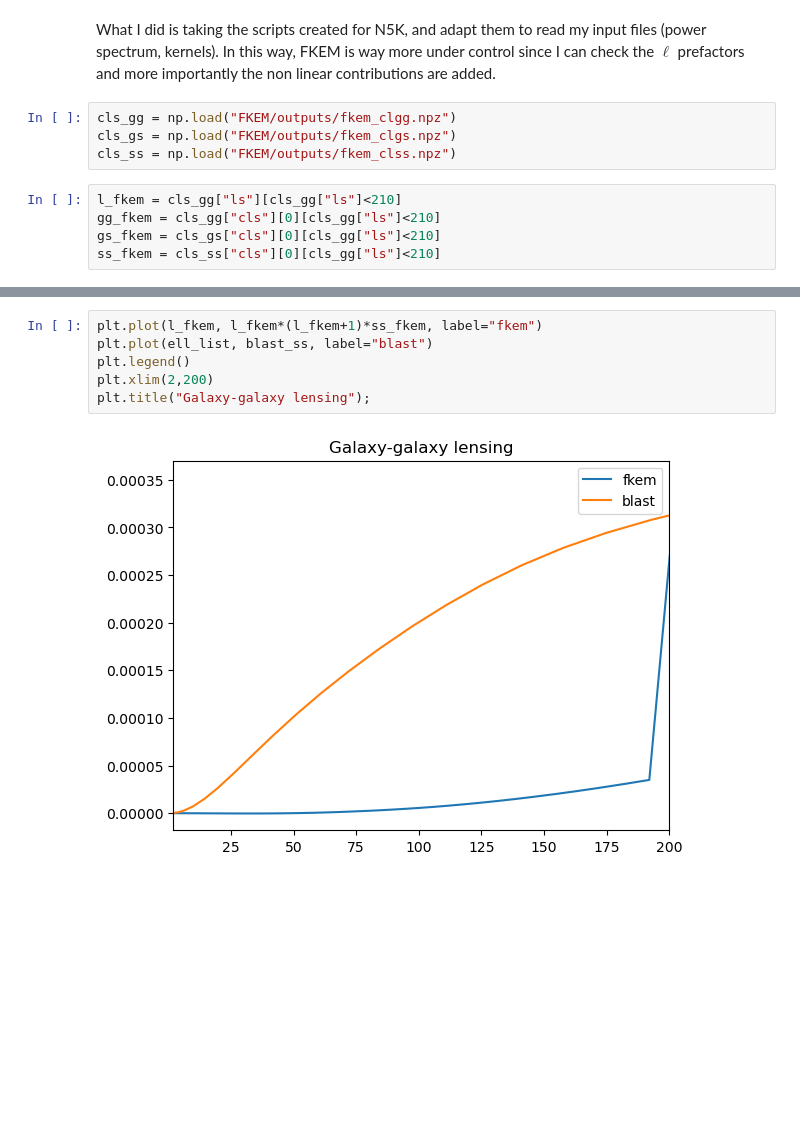
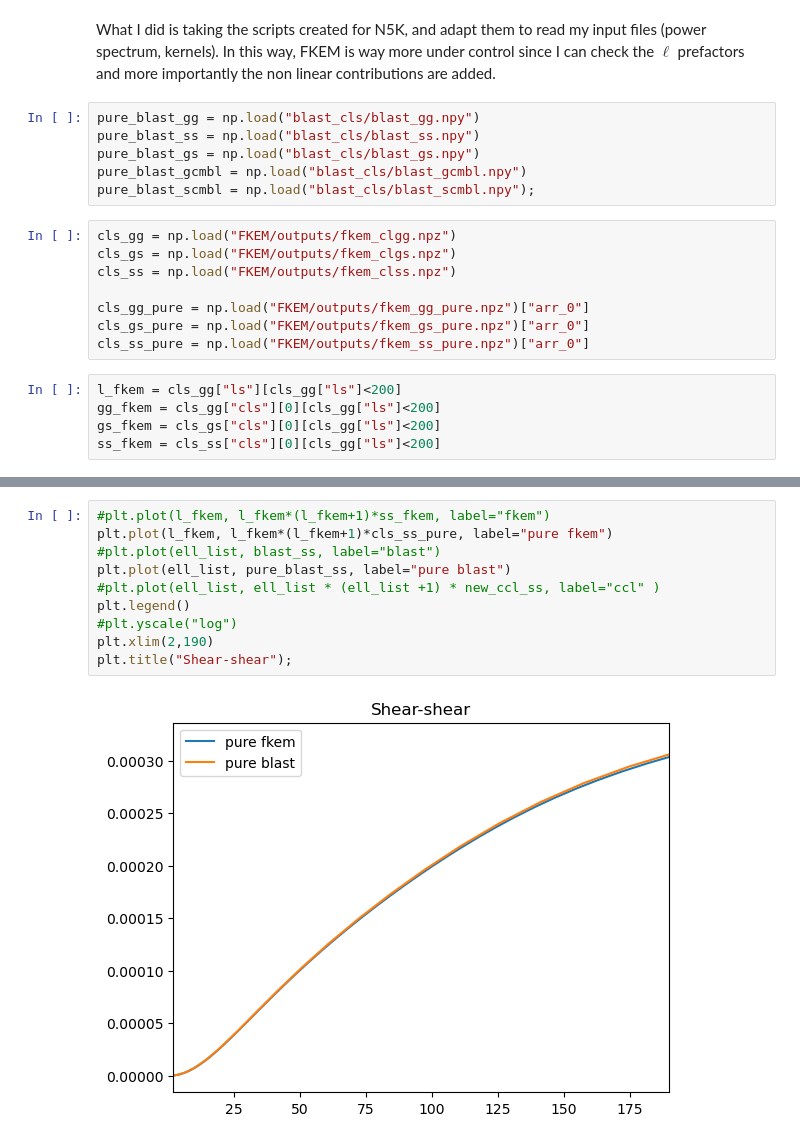
Before and after one commit to sofiachiarenza/Blastoise, a Jupyter notebook: overview.ipynb, the cells around one changed output, grey strips where cells are left out. Cells and saved outputs as stored; diff of their text form; blank space fills up the shorter version.

```diff
--- a/overview.ipynb
+++ b/overview.ipynb
@@ -462,12 +459,22 @@ Also, something is breaking camb al l=200 clearly. Need to figure it out too.
 # Comparing directly to FKEM
 # %% [markdown]
 What I did is taking the scripts created for N5K, and adapt them to read my input files (power spectrum, kernels). In this way, FKEM is way more under control since I can check the $\ell$ prefactors and more importantly the non linear contributions are added.
+# %%
+pure_blast_gg = np.load("blast_cls/blast_gg.npy")
+pure_blast_ss = np.load("blast_cls/blast_ss.npy")
+pure_blast_gs = np.load("blast_cls/blast_gs.npy")
+pure_blast_gcmbl = np.load("blast_cls/blast_gcmbl.npy")
+pure_blast_scmbl = np.load("blast_cls/blast_scmbl.npy");
 # %%
 cls_gg = np.load("FKEM/outputs/fkem_clgg.npz")
 cls_gs = np.load("FKEM/outputs/fkem_clgs.npz")
 cls_ss = np.load("FKEM/outputs/fkem_clss.npz")
+
+cls_gg_pure = np.load("FKEM/outputs/fkem_gg_pure.npz")["arr_0"]
+cls_gs_pure = np.load("FKEM/outputs/fkem_gs_pure.npz")["arr_0"]
+cls_ss_pure = np.load("FKEM/outputs/fkem_ss_pure.npz")["arr_0"]
 # %%
-l_fkem = cls_gg["ls"][cls_gg["ls"]<210]
-gg_fkem = cls_gg["cls"][0][cls_gg["ls"]<210]
-gs_fkem = cls_gs["cls"][0][cls_gg["ls"]<210]
-ss_fkem = cls_ss["cls"][0][cls_gg["ls"]<210]
+l_fkem = cls_gg["ls"][cls_gg["ls"]<200]
+gg_fkem = cls_gg["cls"][0][cls_gg["ls"]<200]
+gs_fkem = cls_gs["cls"][0][cls_gg["ls"]<200]
+ss_fkem = cls_ss["cls"][0][cls_gg["ls"]<200]
@@ -491,8 +533,12 @@ plt.title("Galaxy-galaxy lensing");
 # %%
-plt.plot(l_fkem, l_fkem*(l_fkem+1)*ss_fkem, label="fkem")
-plt.plot(ell_list, blast_ss, label="blast")
+#plt.plot(l_fkem, l_fkem*(l_fkem+1)*ss_fkem, label="fkem")
+plt.plot(l_fkem, l_fkem*(l_fkem+1)*cls_ss_pure, label="pure fkem")
+#plt.plot(ell_list, blast_ss, label="blast")
+plt.plot(ell_list, pure_blast_ss, label="pure blast")
+#plt.plot(ell_list, ell_list * (ell_list +1) * new_ccl_ss, label="ccl" )
 plt.legend()
-plt.xlim(2,200)
-plt.title("Galaxy-galaxy lensing");
+#plt.yscale("log")
+plt.xlim(2,190)
+plt.title("Shear-shear");
 # %% [output]
-[figure, old version]
+[figure, new version]
```
Also changed, not shown: parts of 18 cells of this notebook, 2 other files.
